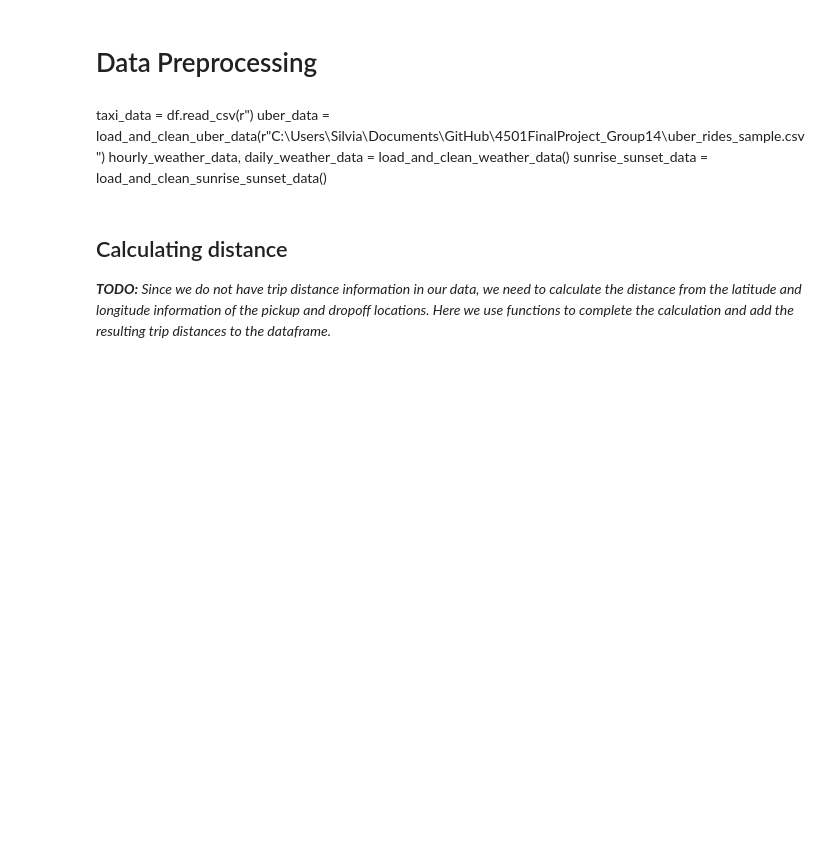
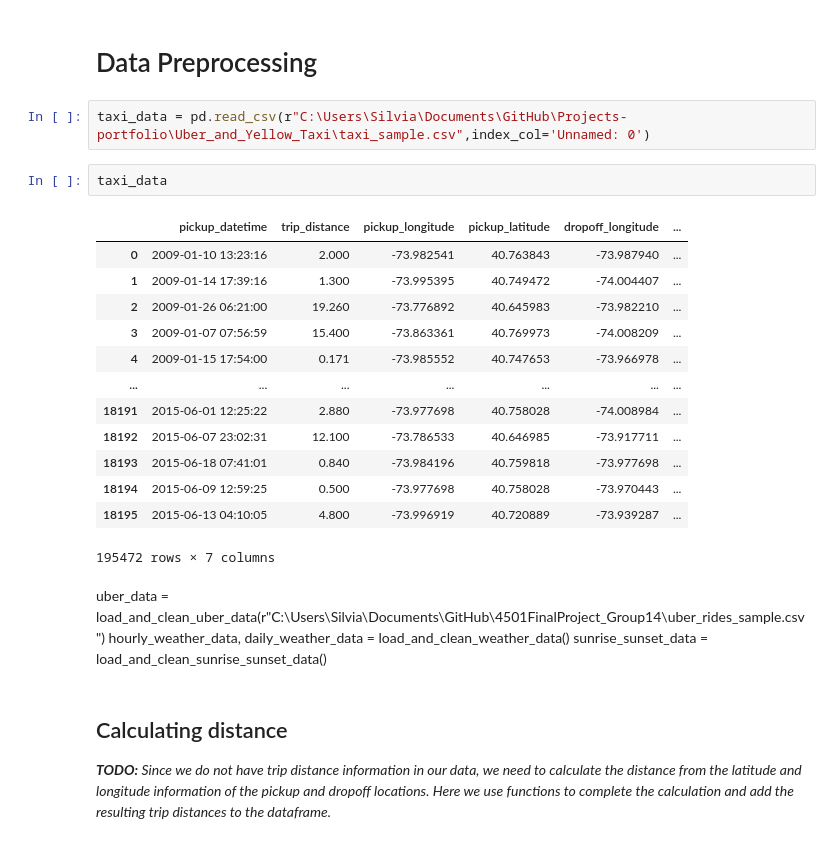
Before and after one commit to ycsilvia/Projects-portfolio, a Jupyter notebook: Uber_and_Yellow_Taxi/DataProcessing.ipynb, the cells around one changed output. Drawn from its saved outputs; the diff is of its cells as text; blank space fills up the shorter version.

```diff
--- a/Uber_and_Yellow_Taxi/DataProcessing.ipynb
+++ b/Uber_and_Yellow_Taxi/DataProcessing.ipynb
@@ -36,8 +36,25 @@ DATABASE_SCHEMA_FILE = "schema.sql"
 QUERY_DIRECTORY = "queries"
 # %% [markdown]
 # Data Preprocessing
+# %%
+taxi_data = pd.read_csv(r"C:\Users\Silvia\Documents\GitHub\Projects-portfolio\Uber_and_Yellow_Taxi\taxi_sample.csv",index_col='Unnamed: 0')
+# %%
+taxi_data
+# %% [output]
+|  | pickup_datetime | trip_distance | pickup_longitude | pickup_latitude | dropoff_longitude | ... |
+| 0 | 2009-01-10 13:23:16 | 2.000 | -73.982541 | 40.763843 | -73.987940 | ... |
+| 1 | 2009-01-14 17:39:16 | 1.300 | -73.995395 | 40.749472 | -74.004407 | ... |
+| 2 | 2009-01-26 06:21:00 | 19.260 | -73.776892 | 40.645983 | -73.982210 | ... |
+| 3 | 2009-01-07 07:56:59 | 15.400 | -73.863361 | 40.769973 | -74.008209 | ... |
+| 4 | 2009-01-15 17:54:00 | 0.171 | -73.985552 | 40.747653 | -73.966978 | ... |
+| ... | ... | ... | ... | ... | ... | ... |
+| 18191 | 2015-06-01 12:25:22 | 2.880 | -73.977698 | 40.758028 | -74.008984 | ... |
+| 18192 | 2015-06-07 23:02:31 | 12.100 | -73.786533 | 40.646985 | -73.917711 | ... |
+| 18193 | 2015-06-18 07:41:01 | 0.840 | -73.984196 | 40.759818 | -73.977698 | ... |
+| 18194 | 2015-06-09 12:59:25 | 0.500 | -73.977698 | 40.758028 | -73.970443 | ... |
+| 18195 | 2015-06-13 04:10:05 | 4.800 | -73.996919 | 40.720889 | -73.939287 | ... |
+195472 rows × 7 columns
 # %% [markdown]
-taxi_data = df.read_csv(r")
 uber_data = load_and_clean_uber_data(r"C:\Users\Silvia\Documents\GitHub\4501FinalProject_Group14\uber_rides_sample.csv")
 hourly_weather_data, daily_weather_data = load_and_clean_weather_data()
 sunrise_sunset_data = load_and_clean_sunrise_sunset_data()
```
